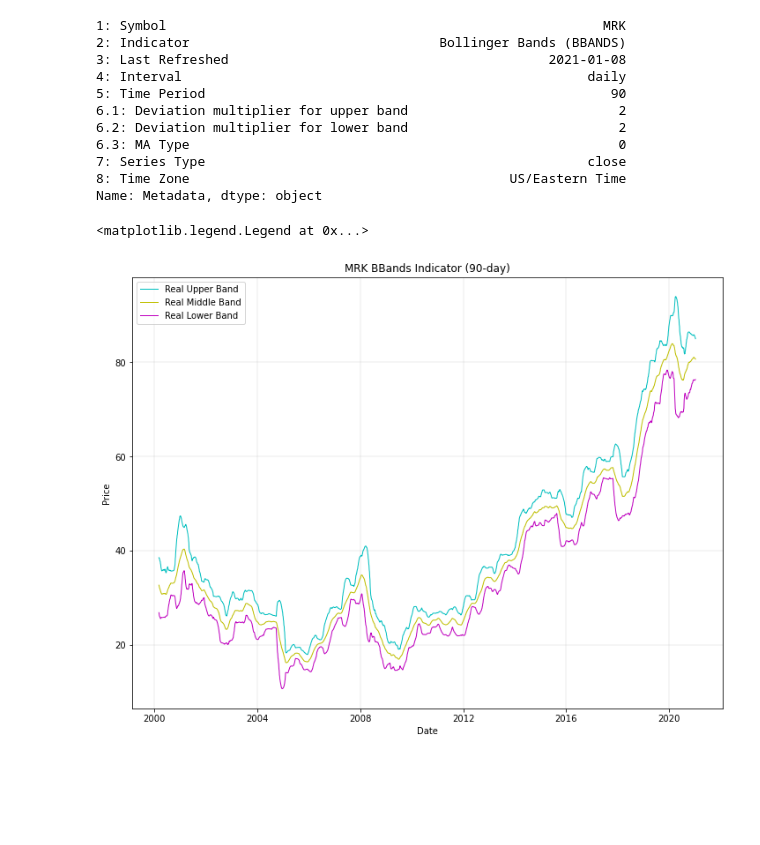
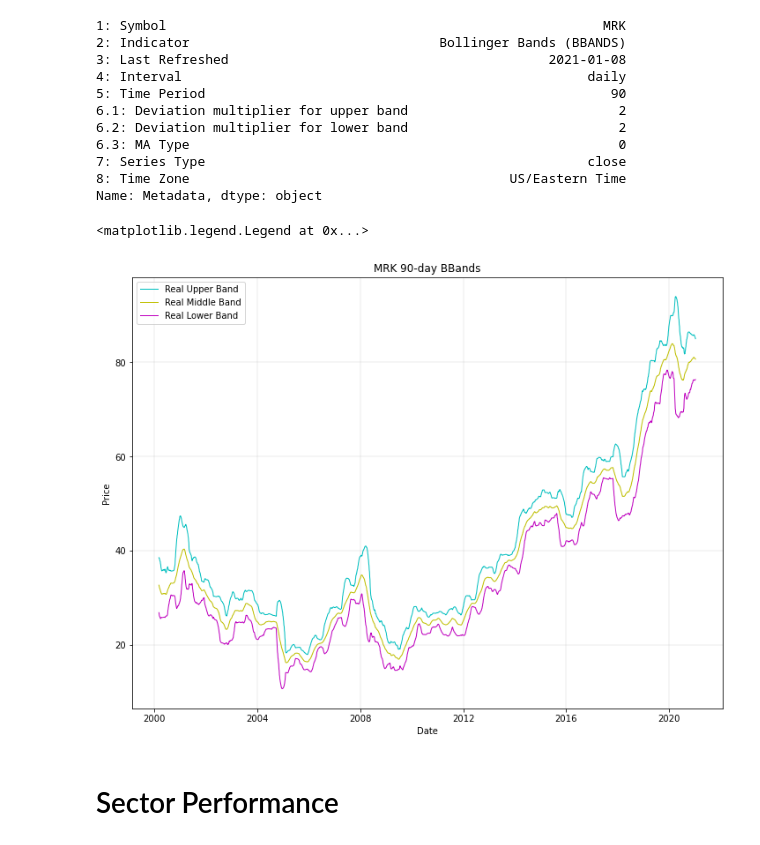
Before and after one commit to DCLimon/stonks, a Jupyter notebook: av_example.ipynb, the cells around one changed output. Cells and saved outputs as stored; diff of their text form; code cells hidden in the pictures; blank space fills up the shorter version.

```diff
--- a/av_example.ipynb
+++ b/av_example.ipynb
@@ -178,32 +193,35 @@ mrk_ti_ax = mrk_ti_fig.add_subplot(gs[0,0])
 mrk_ti_ax.plot(
     # Plot daily open prices.
     mrk_ti_data.index,
     mrk_ti_data['Real Upper Band'],
     '-c',
     linewidth=1,
     label='Real Upper Band'
 )
 mrk_ti_ax.plot(
     # Plot daily open prices.
     mrk_ti_data.index,
     mrk_ti_data['Real Middle Band'],
     '-y',
     linewidth=1,
     label='Real Middle Band'
 )
 mrk_ti_ax.plot(
     # Plot daily open prices.
     mrk_ti_data.index,
     mrk_ti_data['Real Lower Band'],
     '-m',
     linewidth=1,
     label='Real Lower Band'
 )
-mrk_ti_ax.set_title('MRK BBands Indicator (90-day)')
+mrk_ti_ax.set_title('MRK 90-day BBands')
 mrk_ti_ax.set_xlabel('Date')
 mrk_ti_ax.set_ylabel('Price')
 mrk_ti_ax.grid(b=True, linestyle='-', linewidth=0.25)
 mrk_ti_ax.legend()
 # %% [output]
 <matplotlib.legend.Legend at 0x...>
-[figure, old version]
+[figure, new version]
+# %% [markdown]
+Sector Performance
+==================
```
Also changed, not shown: parts of 3 cells of this notebook.
